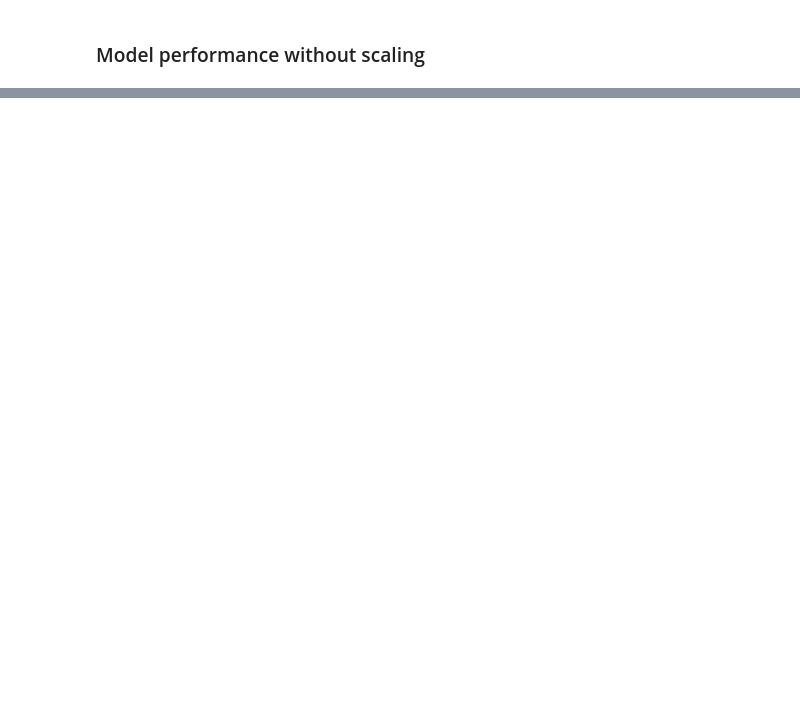
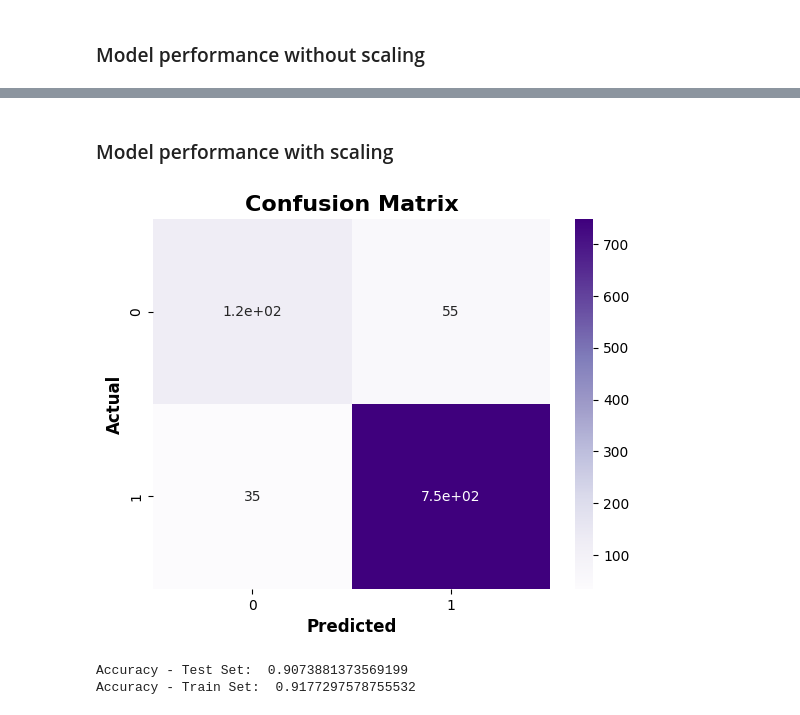
Before and after one commit to lorenzo-arcioni/master-ds, a Jupyter notebook: Workshops/4/Workshop_4_.ipynb, the cells around one changed output, grey strips where cells are left out. Drawn from its saved outputs; the diff is of its cells as text; code cells hidden in the pictures; blank space fills up the shorter version.

```diff
--- a/Workshops/4/Workshop_4_.ipynb
+++ b/Workshops/4/Workshop_4_.ipynb
@@ -109,0 +206,2 @@ X_train, X_test, y_train, y_test = train_test_split(df_all.loc[:, 'acousticness'
+# %% [markdown]
+### Model performance with scaling
@@ -109,0 +210,23 @@ X_train, X_test, y_train, y_test = train_test_split(df_all.loc[:, 'acousticness'
+# %%
+X_train = MinMaxScaler().fit_transform(X_train)
+X_test  = MinMaxScaler().fit_transform(X_test)
+# %%
+tree = tree.fit(X_train, y_train)
+
+y_test_pred  = tree.predict(X_test)
+y_train_pred = tree.predict(X_train)
+# %%
+cf_matrix = confusion_matrix(y_test, y_test_pred)
+sns.heatmap(cf_matrix, annot=True, cmap='Purples')
+plt.title('Confusion Matrix', fontweight='bold', fontsize=16)
+plt.xlabel('Predicted', fontweight='bold', fontsize=12)
+plt.ylabel('Actual', fontweight='bold', fontsize=12)
+plt.show();
+# %% [output]
+[figure, added]
+# %%
+print('Accuracy - Test Set: ',  metrics.accuracy_score(y_test, y_test_pred))
+print('Accuracy - Train Set: ', metrics.accuracy_score(y_train, y_train_pred))
+# %% [output]
+Accuracy - Test Set:  0.9073881373569199
+Accuracy - Train Set:  0.9177297578755532
```
Also changed, not shown: parts of 17 cells of this notebook.
